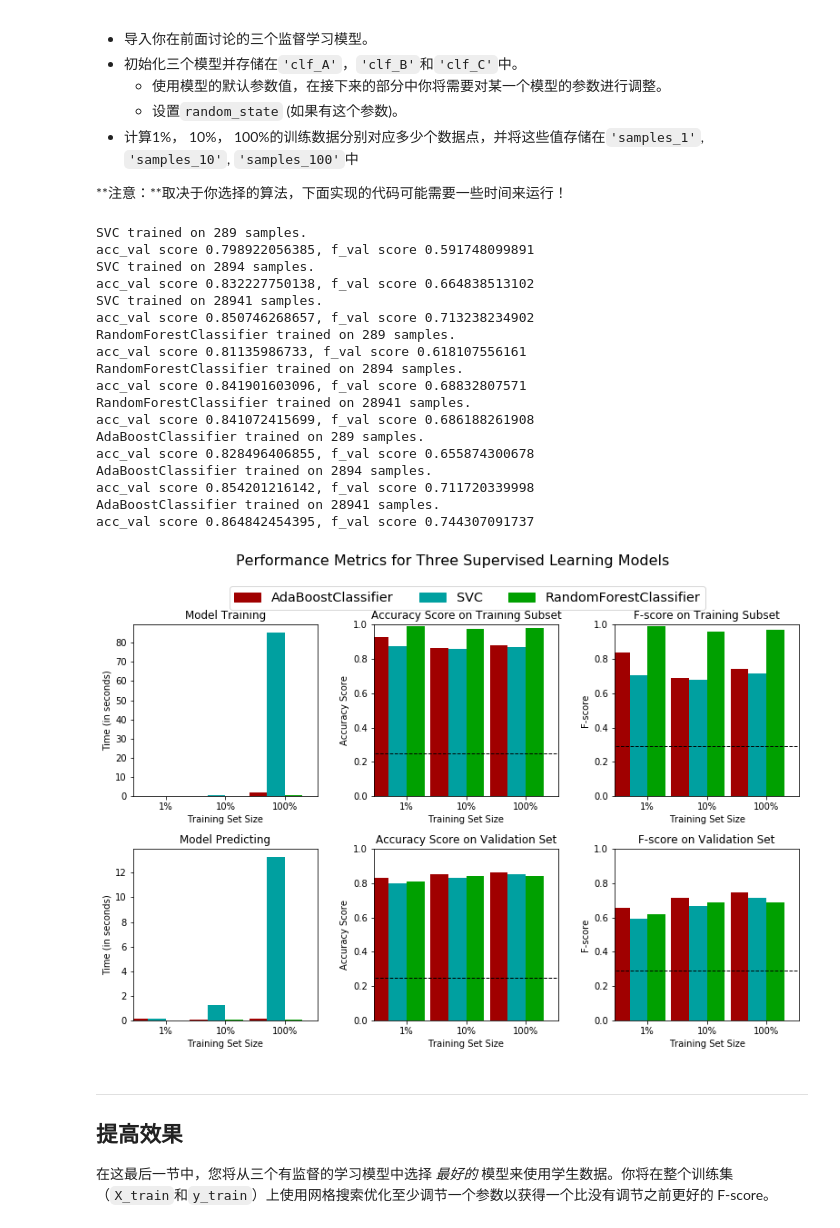
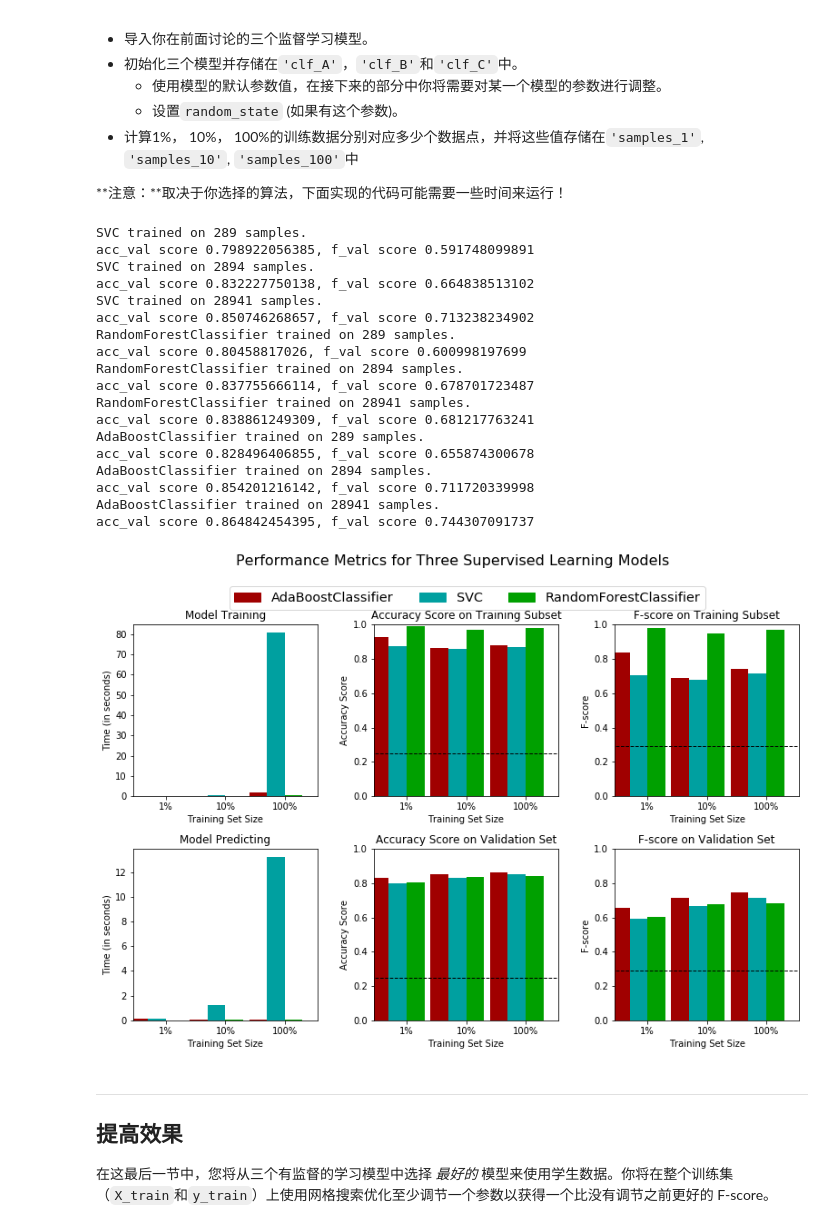
Before and after one commit to wandouba/MachineLearning, a Jupyter notebook: finding_donors/finding_donors.ipynb, the cells around one changed output. Saved outputs shown, nothing was run; the diff lists cells and outputs as text; code cells hidden in the pictures.

```diff
--- a/finding_donors/finding_donors.ipynb
+++ b/finding_donors/finding_donors.ipynb
@@ -156,8 +156,10 @@ features = pd.get_dummies(features_raw, prefix = ['workclass', 'education_level'
 #income[income == ">50K"] = 1
 #income[income == "<=50K"] = 0
 
-income = income_raw.values
-income = [1 if v == '>50K' else 0 for v in income]
+#income = income_raw.values
+#income = [1 if v == '>50K' else 0 for v in income]
+
+income = income_raw.apply(lambda x : int(x == ">50K")).values
 
 # 打印经过独热编码之后的特征数量
 encoded = list(features.columns)
@@ -404,8 +406,8 @@ from sklearn.ensemble import RandomForestClassifier, AdaBoostClassifier
 #from sklearn.neighbors import KNeighborsClassifier
 
 # TODO：初始化三个模型
-clf_A = SVC(kernel = 'linear', random_state = 0)
-clf_B = RandomForestClassifier(n_estimators = 10, criterion = 'entropy', random_state = 0)
+clf_A = SVC(kernel='linear', random_state = 0)
+clf_B = RandomForestClassifier(random_state = 0)
 clf_C = AdaBoostClassifier(random_state = 0)
 
 #clf_A = LogisticRegression(random_state = 0)
@@ -416,37 +418,37 @@ clf_C = AdaBoostClassifier(random_state = 0)
 samples_1 = X_train.shape[0]/100
 samples_10 = X_train.shape[0]/10
 samples_100 = X_train.shape[0]
 
 # 收集学习器的结果
 results = {}
 for clf in [clf_A, clf_B, clf_C]:
     clf_name = clf.__class__.__name__
     results[clf_name] = {}
     for i, samples in enumerate([samples_1, samples_10, samples_100]):
         results[clf_name][i] = train_predict(clf, samples, X_train, y_train, X_val, y_val)
 
 # 对选择的三个模型得到的评价结果进行可视化
 vs.evaluate(results, accuracy, fscore)
 # %% [output]
 SVC trained on 289 samples.
 acc_val score 0.798922056385, f_val score 0.591748099891
 SVC trained on 2894 samples.
 acc_val score 0.832227750138, f_val score 0.664838513102
 SVC trained on 28941 samples.
 acc_val score 0.850746268657, f_val score 0.713238234902
 RandomForestClassifier trained on 289 samples.
-acc_val score 0.81135986733, f_val score 0.618107556161
+acc_val score 0.80458817026, f_val score 0.600998197699
 RandomForestClassifier trained on 2894 samples.
-acc_val score 0.841901603096, f_val score 0.68832807571
+acc_val score 0.837755666114, f_val score 0.678701723487
 RandomForestClassifier trained on 28941 samples.
-acc_val score 0.841072415699, f_val score 0.686188261908
+acc_val score 0.838861249309, f_val score 0.681217763241
 AdaBoostClassifier trained on 289 samples.
 acc_val score 0.828496406855, f_val score 0.655874300678
 AdaBoostClassifier trained on 2894 samples.
 acc_val score 0.854201216142, f_val score 0.711720339998
 AdaBoostClassifier trained on 28941 samples.
 acc_val score 0.864842454395, f_val score 0.744307091737
-[figure, old version]
+[figure, new version]
 # %% [markdown]
 ----
 ## 提高效果
```
Also changed, not shown: parts of 7 cells of this notebook, 2 other files.
